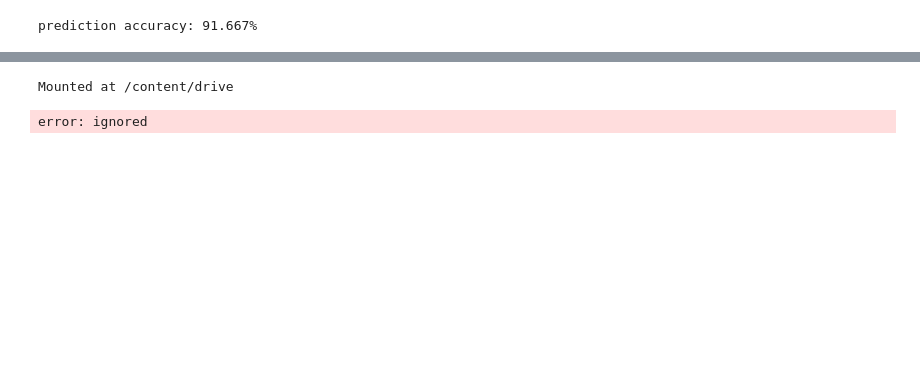
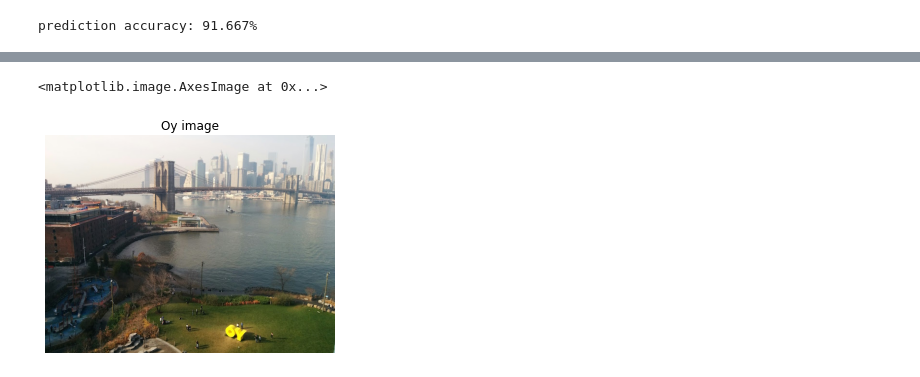
Before and after one commit to ronbenc/Computer-Vision, a Jupyter notebook: homework0/ee046746_hw0_python_image_processing.ipynb, the cells around one changed output, grey strips where cells are left out. Drawn from its saved outputs; the diff is of its cells as text; code cells hidden in the pictures; blank space fills up the shorter version.

```diff
--- a/homework0/ee046746_hw0_python_image_processing.ipynb
+++ b/homework0/ee046746_hw0_python_image_processing.ipynb
@@ -640,20 +640,18 @@ Load the image `oy.jpg` and display it correctly (notice the colors).
 # %%
 """
 Your Code Here
 """
-from google.colab import drive
-drive.mount('/content/drive')
 
 import os.path
 
-oy_img = cv2.imread(os.path.join(".", "data", "oy.jpg"))
+oy_img = cv2.imread(os.path.join(".", "oy.jpg"))
 oy_img_rgb = cv2.cvtColor(oy_img, cv2.COLOR_BGR2RGB)
 plt.title("Oy image")
 plt.axis('off')
 plt.imshow(oy_img_rgb)
 # %% [output]
-Mounted at /content/drive
+<matplotlib.image.AxesImage at 0x...>
-error: ignored
+[figure, added]
 # %% [markdown]
 ### <img src="https://img.icons8.com/color/96/000000/deadlift.png" style="height:50px;display:inline"> Exercise 5
 
```
Also changed, not shown: parts of 7 cells of this notebook.
